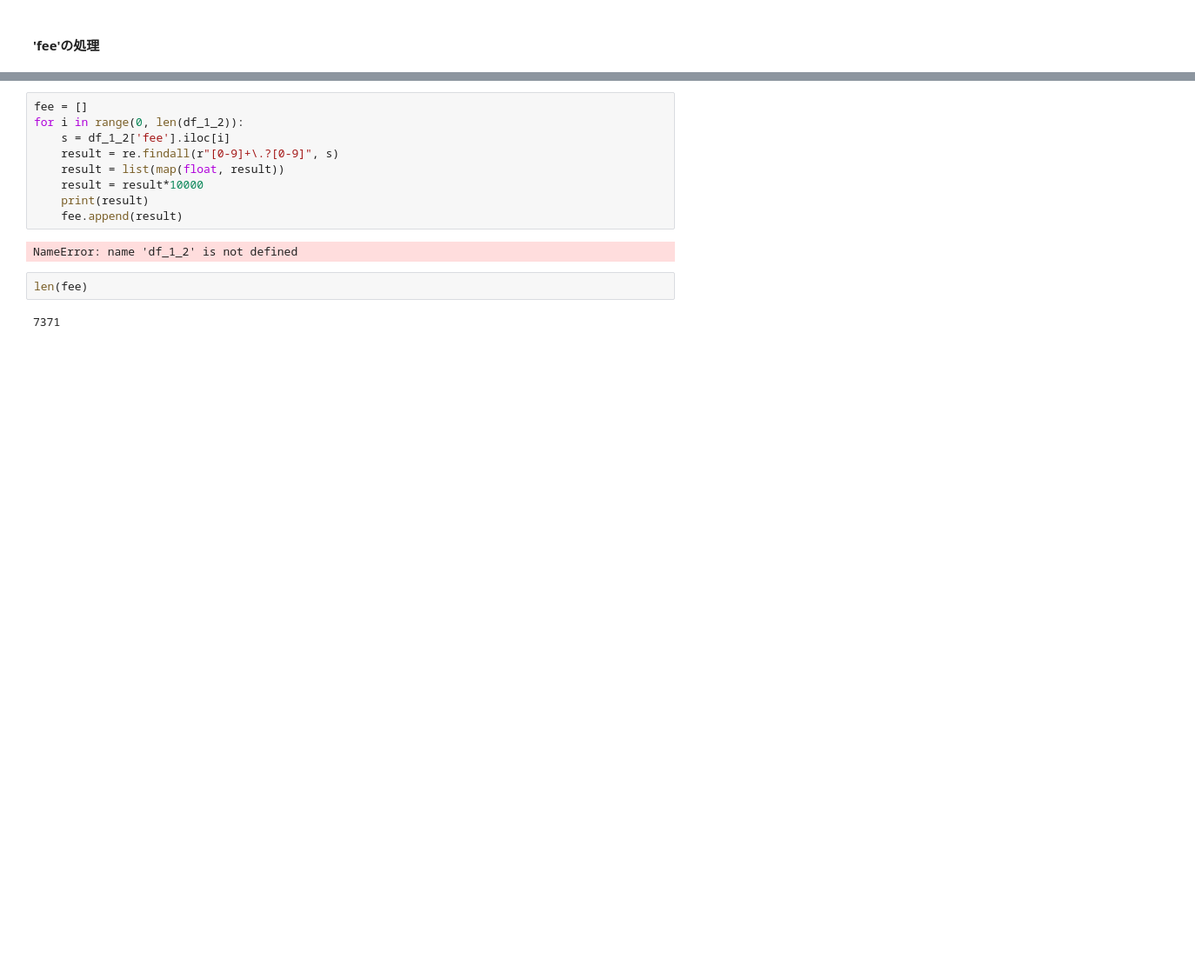
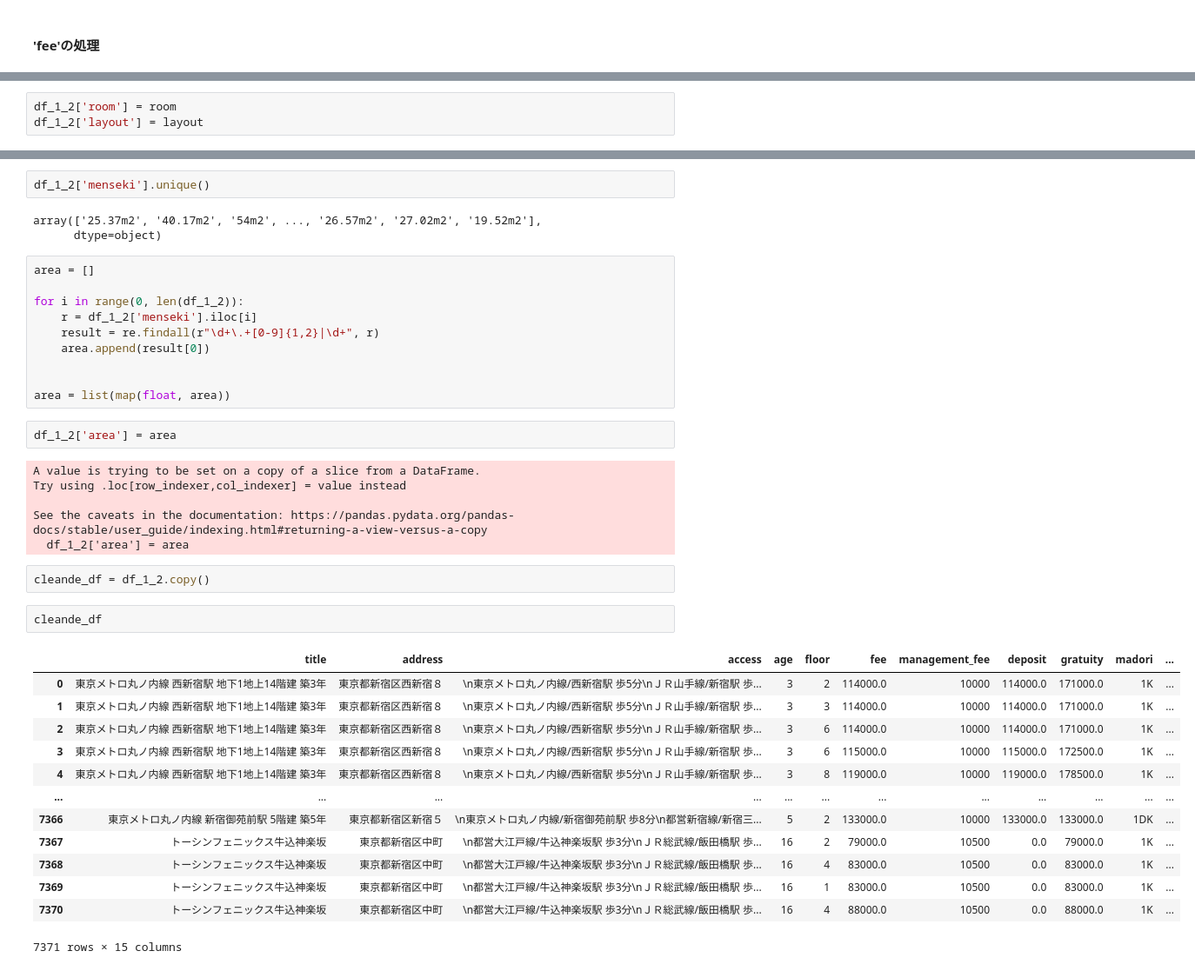
Before and after one commit to HirotaYusuke/My-project, a Jupyter notebook: SUMO_predict/EDA.ipynb, the cells around one changed output, grey strips where cells are left out. Shown at 87% size. Saved outputs shown, nothing was run; the diff lists cells and outputs as text; blank space fills up the shorter version.

```diff
--- a/SUMO_predict/EDA.ipynb
+++ b/SUMO_predict/EDA.ipynb
@@ -182,0 +298,3 @@ See the caveats in the documentation: https://pandas.pydata.org/pandas-docs/stab
+# %%
+df_1_2['room'] = room
+df_1_2['layout'] = layout
@@ -183,15 +314,41 @@ See the caveats in the documentation: https://pandas.pydata.org/pandas-docs/stab
+# %%
+df_1_2['menseki'].unique()
+# %% [output]
+array(['25.37m2', '40.17m2', '54m2', ..., '26.57m2', '27.02m2', '19.52m2'],
+      dtype=object)
 # %%
-fee = []
+area = []
+
 for i in range(0, len(df_1_2)):
-    s = df_1_2['fee'].iloc[i]
-    result = re.findall(r"[0-9]+\.?[0-9]", s)
-    result = list(map(float, result))
-    result = result*10000
-    print(result)
-    fee.append(result)
+    r = df_1_2['menseki'].iloc[i]
+    result = re.findall(r"\d+\.+[0-9]{1,2}|\d+", r)
+    area.append(result[0])
+
+
+area = list(map(float, area))
-# %% [output]
-NameError: name 'df_1_2' is not defined
-# %%
-len(fee)
-# %% [output]
-7371
+# %%
+df_1_2['area'] = area
+# %% [output]
+A value is trying to be set on a copy of a slice from a DataFrame.
+Try using .loc[row_indexer,col_indexer] = value instead
+
+See the caveats in the documentation: https://pandas.pydata.org/pandas-docs/stable/user_guide/indexing.html#returning-a-view-versus-a-copy
+  df_1_2['area'] = area
+# %%
+cleande_df = df_1_2.copy()
+# %%
+cleande_df
+# %% [output]
+|  | title | address | access | age | floor | fee | management_fee | deposit | gratuity | madori | ... |
+| 0 | 東京メトロ丸ノ内線 西新宿駅 地下1地上14階建 築3年 | 東京都新宿区西新宿８ | \n東京メトロ丸ノ内線/西新宿駅 歩5分\nＪＲ山手線/新宿駅 歩... | 3 | 2 | 114000.0 | 10000 | 114000.0 | 171000.0 | 1K | ... |
+| 1 | 東京メトロ丸ノ内線 西新宿駅 地下1地上14階建 築3年 | 東京都新宿区西新宿８ | \n東京メトロ丸ノ内線/西新宿駅 歩5分\nＪＲ山手線/新宿駅 歩... | 3 | 3 | 114000.0 | 10000 | 114000.0 | 171000.0 | 1K | ... |
+| 2 | 東京メトロ丸ノ内線 西新宿駅 地下1地上14階建 築3年 | 東京都新宿区西新宿８ | \n東京メトロ丸ノ内線/西新宿駅 歩5分\nＪＲ山手線/新宿駅 歩... | 3 | 6 | 114000.0 | 10000 | 114000.0 | 171000.0 | 1K | ... |
+| 3 | 東京メトロ丸ノ内線 西新宿駅 地下1地上14階建 築3年 | 東京都新宿区西新宿８ | \n東京メトロ丸ノ内線/西新宿駅 歩5分\nＪＲ山手線/新宿駅 歩... | 3 | 6 | 115000.0 | 10000 | 115000.0 | 172500.0 | 1K | ... |
+| 4 | 東京メトロ丸ノ内線 西新宿駅 地下1地上14階建 築3年 | 東京都新宿区西新宿８ | \n東京メトロ丸ノ内線/西新宿駅 歩5分\nＪＲ山手線/新宿駅 歩... | 3 | 8 | 119000.0 | 10000 | 119000.0 | 178500.0 | 1K | ... |
+| ... | ... | ... | ... | ... | ... | ... | ... | ... | ... | ... | ... |
+| 7366 | 東京メトロ丸ノ内線 新宿御苑前駅 5階建 築5年 | 東京都新宿区新宿５ | \n東京メトロ丸ノ内線/新宿御苑前駅 歩8分\n都営新宿線/新宿三... | 5 | 2 | 133000.0 | 10000 | 133000.0 | 133000.0 | 1DK | ... |
+| 7367 | トーシンフェニックス牛込神楽坂 | 東京都新宿区中町 | \n都営大江戸線/牛込神楽坂駅 歩3分\nＪＲ総武線/飯田橋駅 歩... | 16 | 2 | 79000.0 | 10500 | 0.0 | 79000.0 | 1K | ... |
+| 7368 | トーシンフェニックス牛込神楽坂 | 東京都新宿区中町 | \n都営大江戸線/牛込神楽坂駅 歩3分\nＪＲ総武線/飯田橋駅 歩... | 16 | 4 | 83000.0 | 10500 | 0.0 | 83000.0 | 1K | ... |
+| 7369 | トーシンフェニックス牛込神楽坂 | 東京都新宿区中町 | \n都営大江戸線/牛込神楽坂駅 歩3分\nＪＲ総武線/飯田橋駅 歩... | 16 | 1 | 83000.0 | 10500 | 0.0 | 83000.0 | 1K | ... |
+| 7370 | トーシンフェニックス牛込神楽坂 | 東京都新宿区中町 | \n都営大江戸線/牛込神楽坂駅 歩3分\nＪＲ総武線/飯田橋駅 歩... | 16 | 4 | 88000.0 | 10500 | 0.0 | 88000.0 | 1K | ... |
+7371 rows × 15 columns
```
Also changed, not shown: parts of 23 cells of this notebook.
